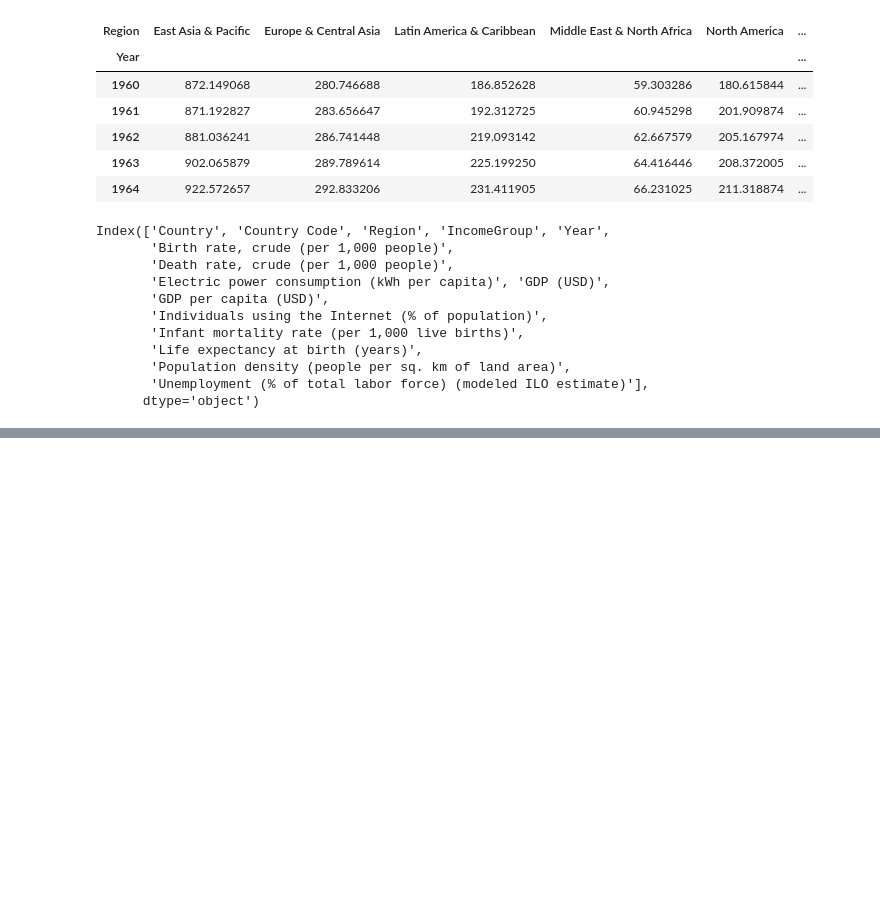
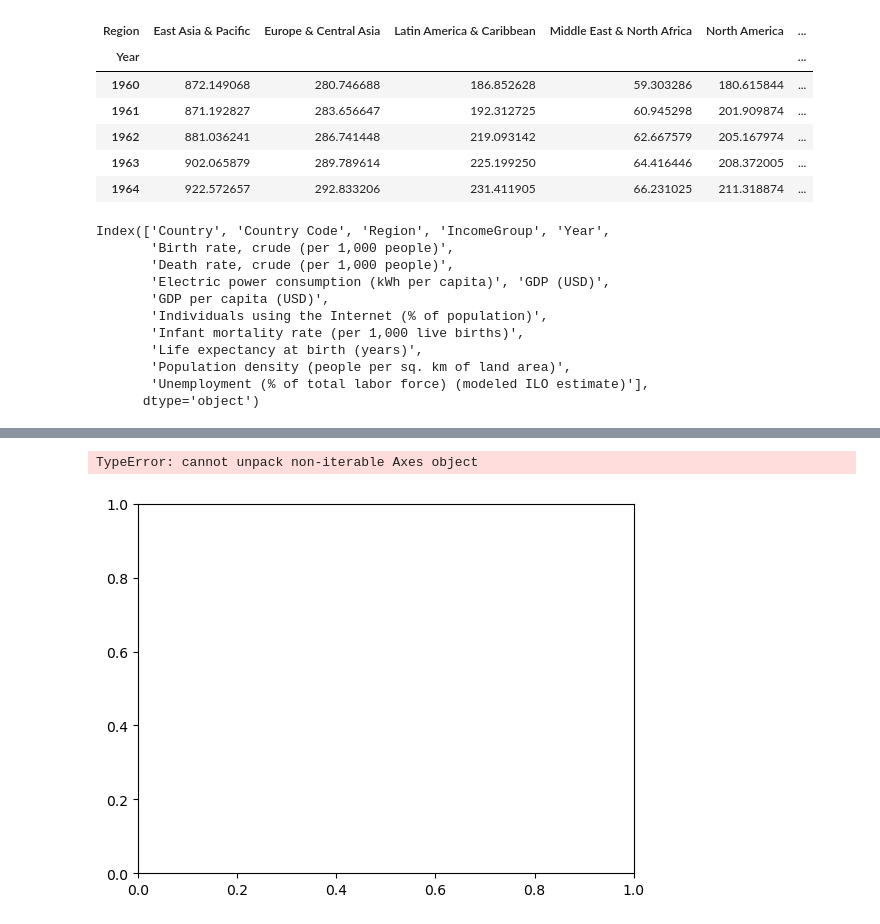
Before and after one commit to bielng/world-economic-report-Dashboard, a Jupyter notebook: main.ipynb, the cells around one changed output, grey strips where cells are left out. Saved outputs shown, nothing was run; the diff lists cells and outputs as text; code cells hidden in the pictures; blank space fills up the shorter version.

```diff
--- a/main.ipynb
+++ b/main.ipynb
@@ -216,0 +225,11 @@ wb_hdi_by_region.head()
+# %%
+# Stack area
+fig, ax = plt.subplots()
+
+ax.stackplot(
+    gdp_pivot.index,
+    [gdp_pivot[region] for region in gdp_pivot.columns]
+)
+# %% [output]
+TypeError: cannot unpack non-iterable Axes object
+[figure, added]
```
Also changed, not shown: parts of 4 cells of this notebook.
